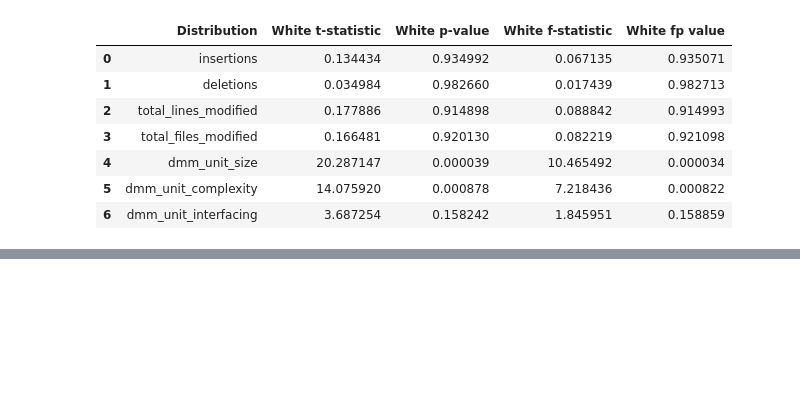
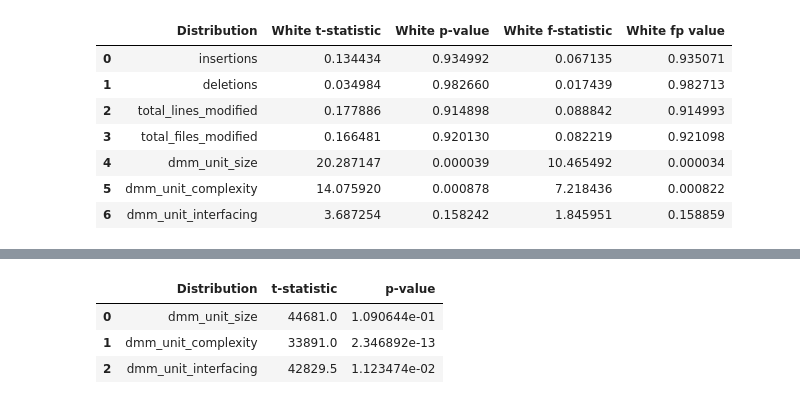
Before and after one commit to Elang89/hf-evolution, a Jupyter notebook: notebooks/statistical_comparisons.ipynb, the cells around one changed output, grey strips where cells are left out. Drawn from its saved outputs; the diff is of its cells as text; code cells hidden in the pictures; blank space fills up the shorter version.

```diff
--- a/notebooks/statistical_comparisons.ipynb
+++ b/notebooks/statistical_comparisons.ipynb
@@ -377,0 +387,8 @@ levene_df
+# %%
+mann_whitney_df_risk = stat_test(df_risk_models, df_risk_datasets, mannwhitneyu)
+mann_whitney_df_risk
+# %% [output]
+|  | Distribution | t-statistic | p-value |
+| 0 | dmm_unit_size | 44681.0 | 1.090644e-01 |
+| 1 | dmm_unit_complexity | 33891.0 | 2.346892e-13 |
+| 2 | dmm_unit_interfacing | 42829.5 | 1.123474e-02 |
```
Also changed, not shown: parts of 2 cells of this notebook, 23 other files.
